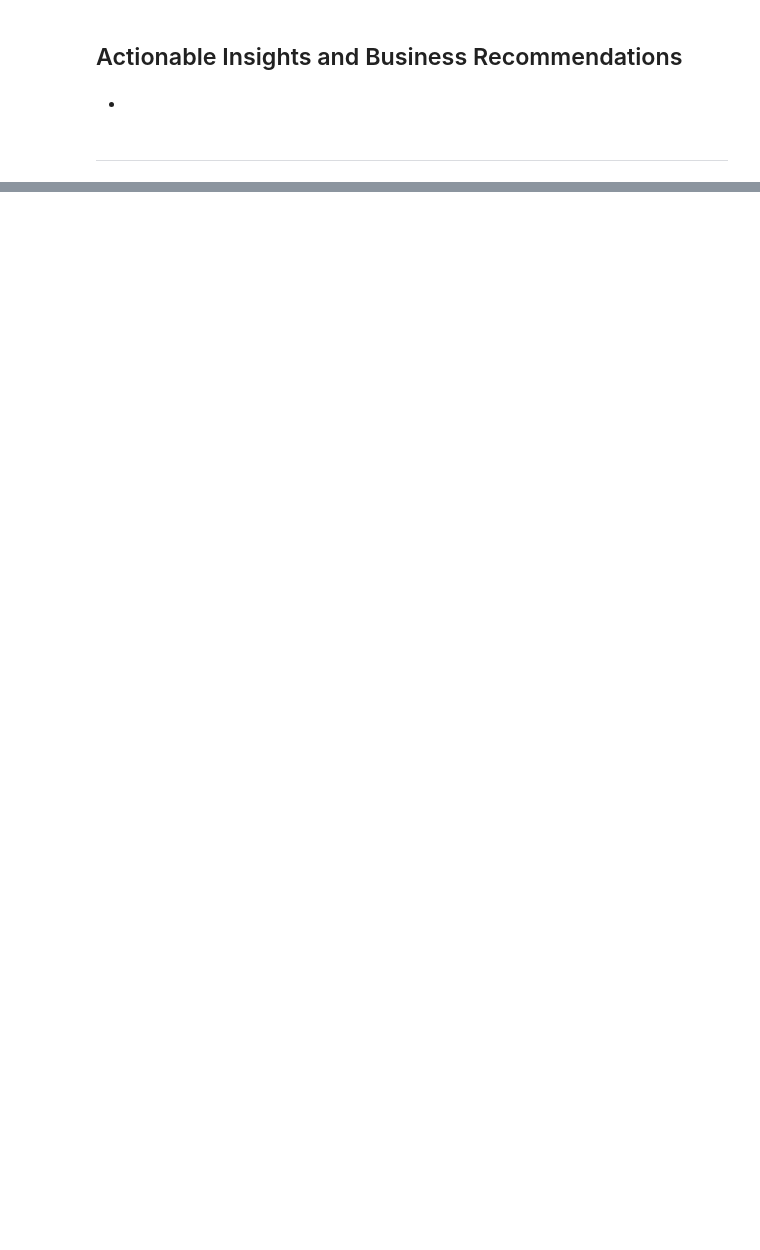
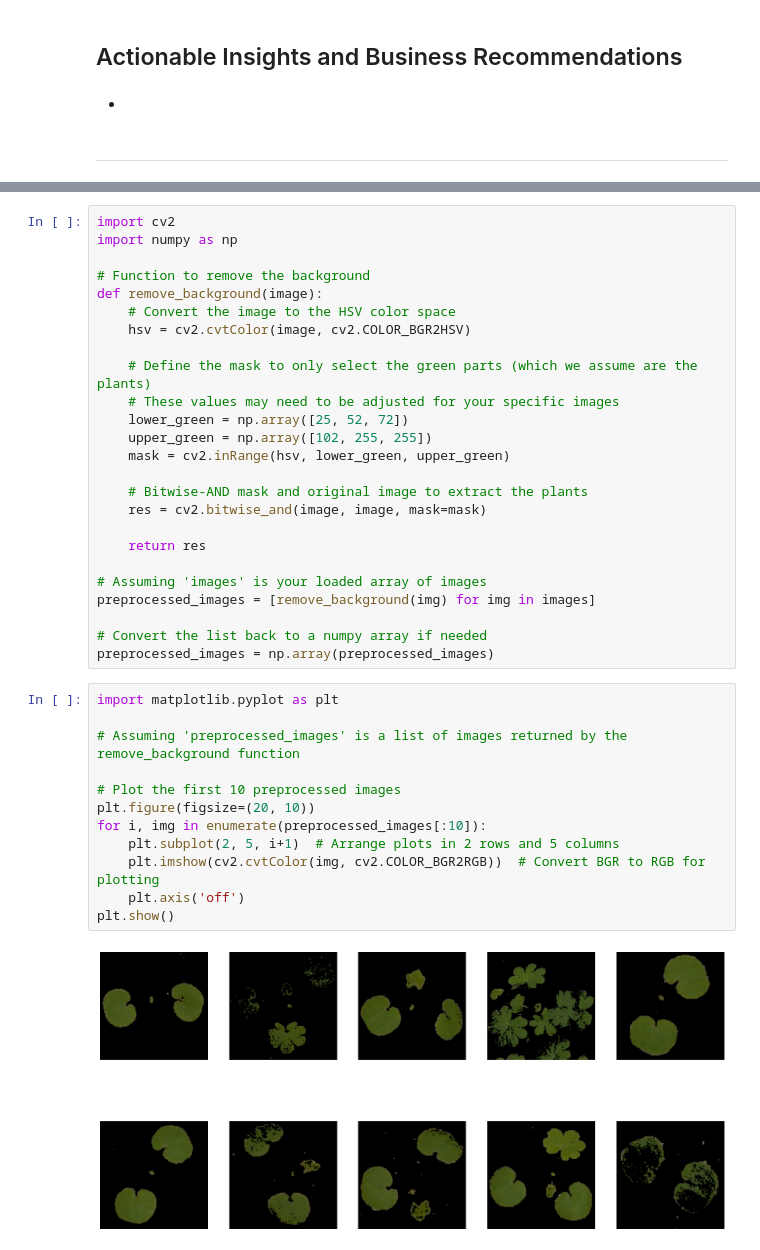
Before and after one commit to lweatherford99/AIML-Projects, a Jupyter notebook: High_Code_Plant_Seedling_ClassificationTF.ipynb, the cells around one changed output, grey strips where cells are left out. Drawn from its saved outputs; the diff is of its cells as text; blank space fills up the shorter version.

```diff
--- a/High_Code_Plant_Seedling_ClassificationTF.ipynb
+++ b/High_Code_Plant_Seedling_ClassificationTF.ipynb
@@ -632,0 +828,39 @@ _____
+# %%
+import cv2
+import numpy as np
+
+# Function to remove the background
+def remove_background(image):
+    # Convert the image to the HSV color space
+    hsv = cv2.cvtColor(image, cv2.COLOR_BGR2HSV)
+
+    # Define the mask to only select the green parts (which we assume are the plants)
+    # These values may need to be adjusted for your specific images
+    lower_green = np.array([25, 52, 72])
+    upper_green = np.array([102, 255, 255])
+    mask = cv2.inRange(hsv, lower_green, upper_green)
+
+    # Bitwise-AND mask and original image to extract the plants
+    res = cv2.bitwise_and(image, image, mask=mask)
+
+    return res
+
+# Assuming 'images' is your loaded array of images
+preprocessed_images = [remove_background(img) for img in images]
+
+# Convert the list back to a numpy array if needed
+preprocessed_images = np.array(preprocessed_images)
+# %%
+import matplotlib.pyplot as plt
+
+# Assuming 'preprocessed_images' is a list of images returned by the remove_background function
+
+# Plot the first 10 preprocessed images
+plt.figure(figsize=(20, 10))
+for i, img in enumerate(preprocessed_images[:10]):
+    plt.subplot(2, 5, i+1)  # Arrange plots in 2 rows and 5 columns
+    plt.imshow(cv2.cvtColor(img, cv2.COLOR_BGR2RGB))  # Convert BGR to RGB for plotting
+    plt.axis('off')
+plt.show()
+# %% [output]
+[figure, added]
```
Also changed, not shown: parts of 17 cells of this notebook.
